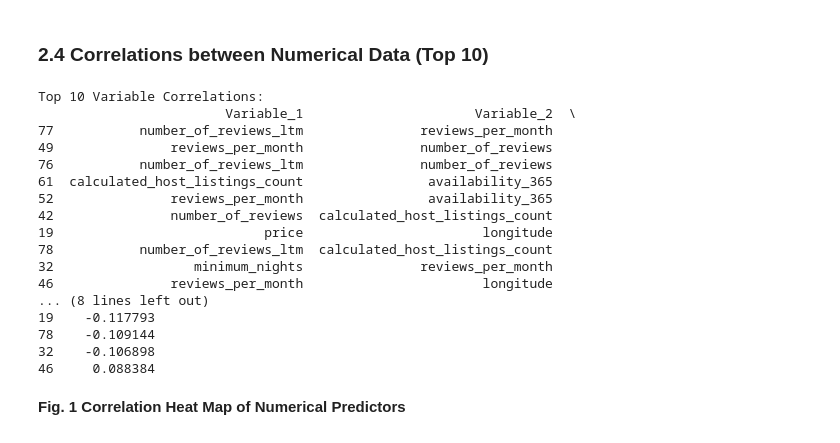
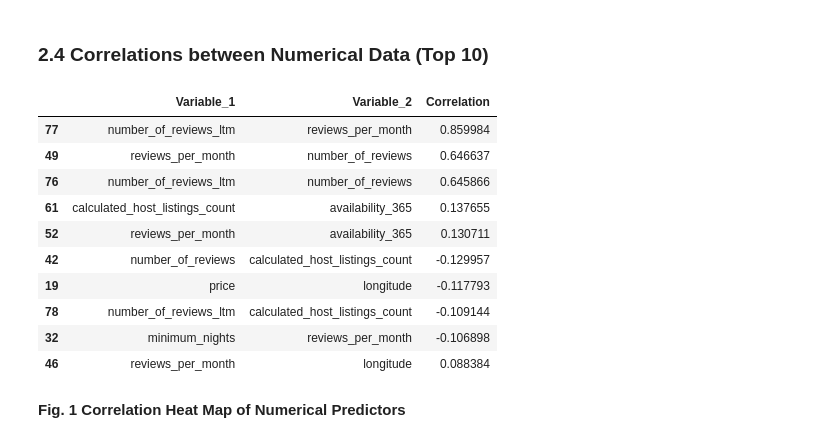
Before and after one commit to DSCI-310-2024/DSCI_310_Group_9_NY-airbnb-analysis, a Jupyter notebook: src/milestone_1.ipynb, the cells around one changed output. Saved outputs shown, nothing was run; the diff lists cells and outputs as text; code cells hidden in the pictures.

```diff
--- a/src/milestone_1.ipynb
+++ b/src/milestone_1.ipynb
@@ -180,45 +180,33 @@ Name: license, dtype: object
 # %%
 # creating correlation matrix from numeric data (exlucding host_id and id)
 corr_matrix = data.select_dtypes(include=["int64", "float64"]).drop(['host_id','id'], axis=1).corr()
 
 def rank_correlations(corr_matrix):
     # flattening matrix
     flattened_matrix = corr_matrix.stack().reset_index()
-
     #renaming columns
     flattened_matrix.columns = ['Variable_1', 'Variable_2', 'Correlation']
-
     # removing duplicate variable names
     flattened_matrix = flattened_matrix.loc[flattened_matrix['Variable_1'] != flattened_matrix['Variable_2']]
-
     corr_column = flattened_matrix['Correlation']
-
     flattened_matrix = flattened_matrix.iloc[abs(corr_column).argsort()[::-1]]
-
     flattened_matrix = flattened_matrix.loc[flattened_matrix['Correlation'].duplicated()]
-
-
-    print(f'Top 10 Variable Correlations: \n{flattened_matrix.head(10)}')
+    #print(f'Top 10 Variable Correlations: \n{flattened_matrix.head(10)}')
+    return flattened_matrix.head(10)
 
 rank_correlations(corr_matrix)
 # %% [output]
-Top 10 Variable Correlations:
-                        Variable_1                      Variable_2  \
-77           number_of_reviews_ltm               reviews_per_month
-49               reviews_per_month               number_of_reviews
-76           number_of_reviews_ltm               number_of_reviews
-61  calculated_host_listings_count                availability_365
-52               reviews_per_month                availability_365
-42               number_of_reviews  calculated_host_listings_count
-19                           price                       longitude
-78           number_of_reviews_ltm  calculated_host_listings_count
-32                  minimum_nights               reviews_per_month
-46               reviews_per_month                       longitude
-... (8 lines left out)
-19    -0.117793
-78    -0.109144
-32    -0.106898
-46     0.088384
+|  | Variable_1 | Variable_2 | Correlation |
+| 77 | number_of_reviews_ltm | reviews_per_month | 0.859984 |
+| 49 | reviews_per_month | number_of_reviews | 0.646637 |
+| 76 | number_of_reviews_ltm | number_of_reviews | 0.645866 |
+| 61 | calculated_host_listings_count | availability_365 | 0.137655 |
+| 52 | reviews_per_month | availability_365 | 0.130711 |
+| 42 | number_of_reviews | calculated_host_listings_count | -0.129957 |
+| 19 | price | longitude | -0.117793 |
+| 78 | number_of_reviews_ltm | calculated_host_listings_count | -0.109144 |
+| 32 | minimum_nights | reviews_per_month | -0.106898 |
+| 46 | reviews_per_month | longitude | 0.088384 |
 # %% [markdown]
 **Fig. 1 Correlation Heat Map of Numerical Predictors**
 # %%
```
Also changed, not shown: parts of 19 cells of this notebook, 34 other files.
